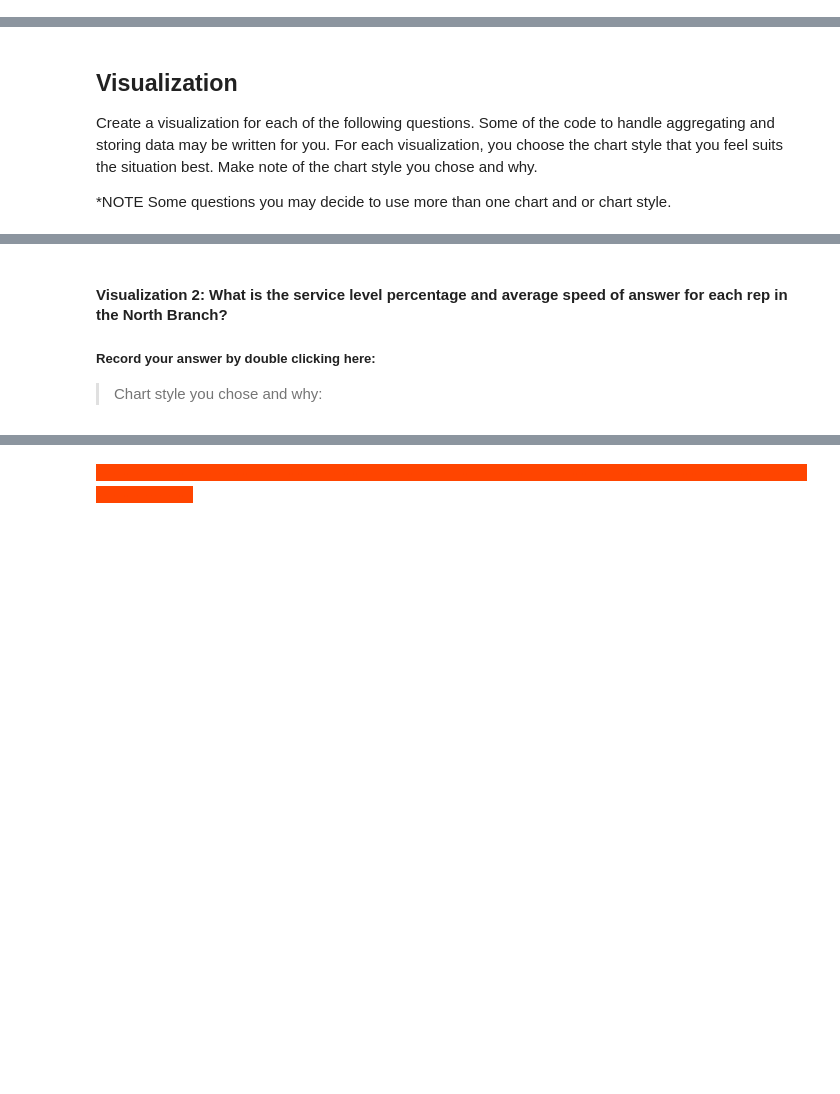
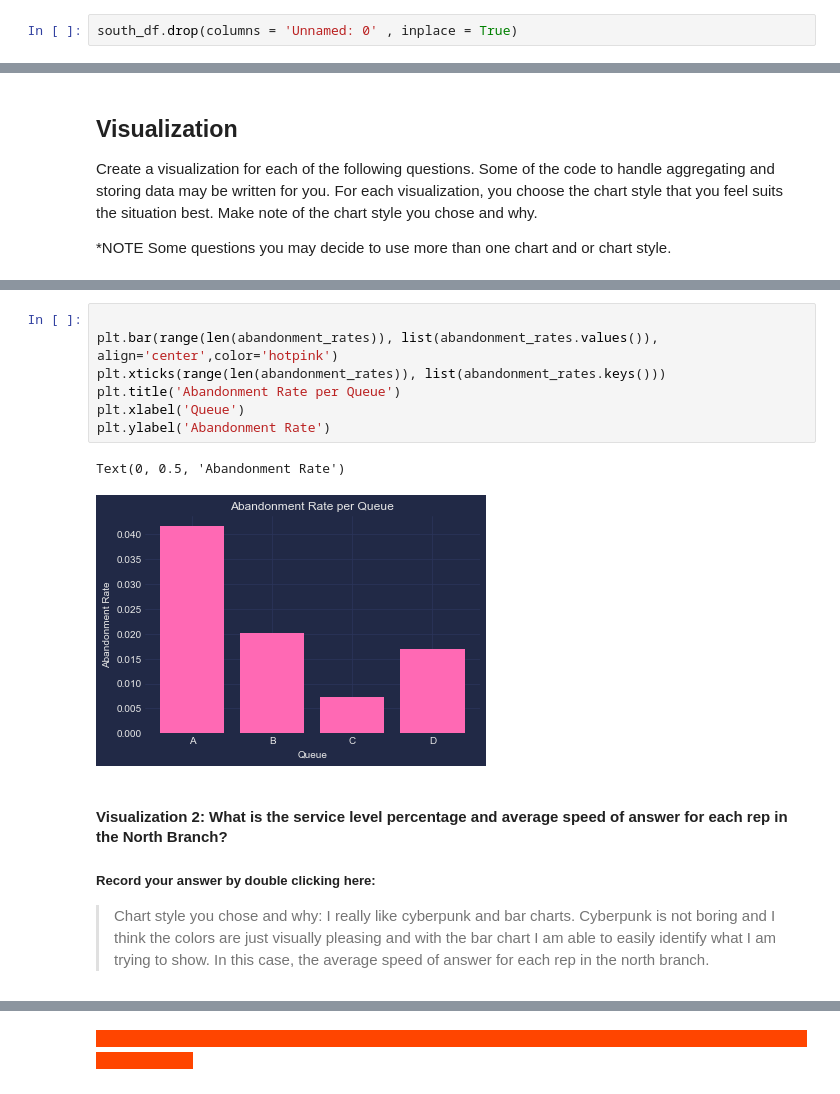
Before and after one commit to alexandropoulosk/call-center-cleanup-assignment, a Jupyter notebook: Call_Center_Cleanup.ipynb, the cells around one changed output, grey strips where cells are left out. Drawn from its saved outputs; the diff is of its cells as text; blank space fills up the shorter version.

```diff
--- a/Call_Center_Cleanup.ipynb
+++ b/Call_Center_Cleanup.ipynb
@@ -158,0 +296,2 @@ Now you need to clean up the datasets. When cleaning the datasets, you may find
+# %%
+south_df.drop(columns = 'Unnamed: 0' , inplace = True)
@@ -234,5 +612,16 @@ for i in range(4):
+# %%
+
+plt.bar(range(len(abandonment_rates)), list(abandonment_rates.values()), align='center',color='hotpink')
+plt.xticks(range(len(abandonment_rates)), list(abandonment_rates.keys()))
+plt.title('Abandonment Rate per Queue')
+plt.xlabel('Queue')
+plt.ylabel('Abandonment Rate')
+# %% [output]
+Text(0, 0.5, 'Abandonment Rate')
+[figure, added]
 # %% [markdown]
 #### Visualization 2: What is the service level percentage and average speed of answer for each rep in the North Branch?
 ##### Record your answer by double clicking here:
 
 > Chart style you chose and why:
+I really like cyberpunk and bar charts. Cyberpunk is not boring and I think the colors are just visually pleasing and with the bar chart I am able to easily identify what I am trying to show. In this case, the average speed of answer for each rep in the north branch.
```
Also changed, not shown: parts of 71 cells of this notebook.
